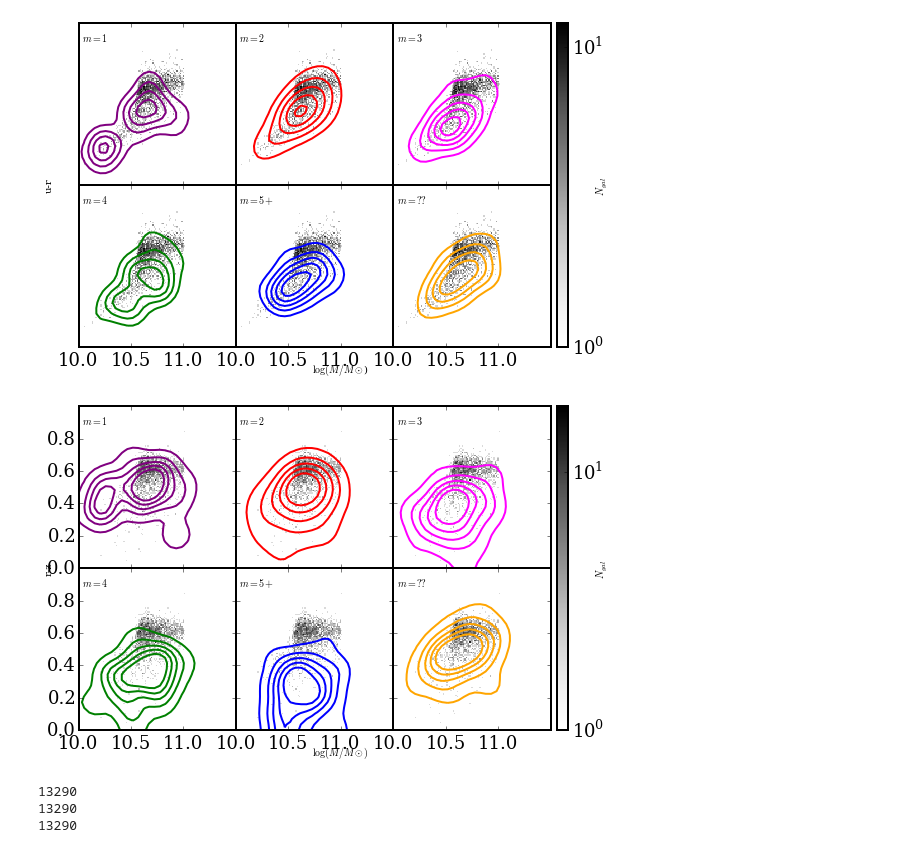
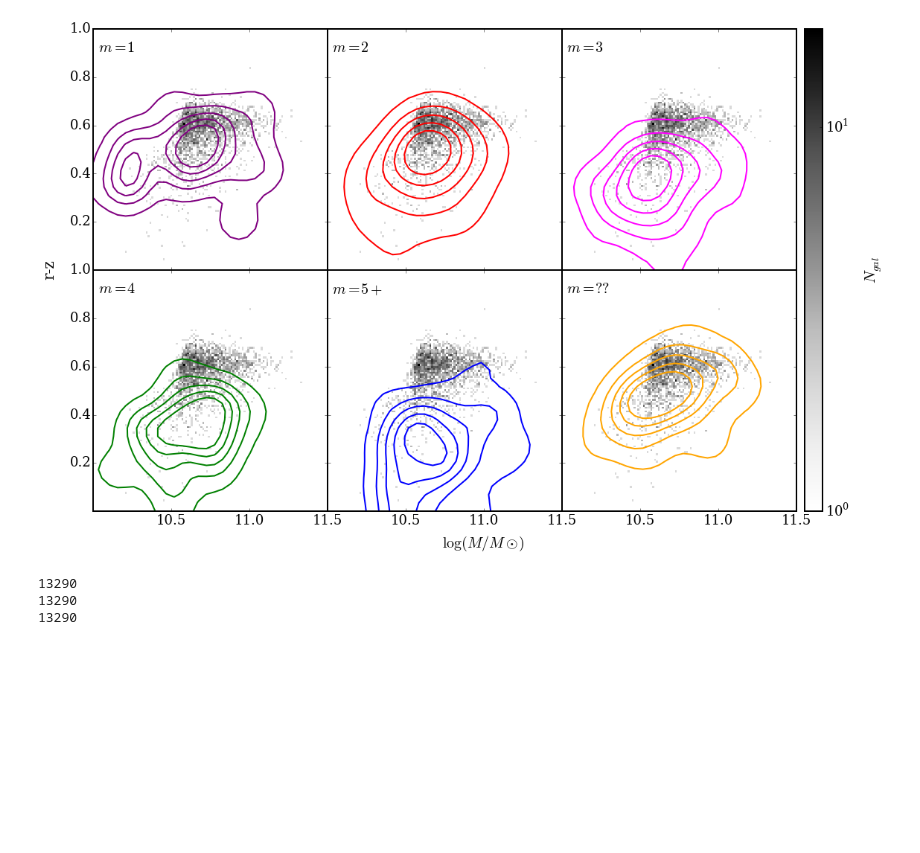
Before and after one commit to bamford/Debiasing-testing, a Jupyter notebook: Plotting_code_notebooks/all_plots.ipynb, the cells around one changed output. Cells and saved outputs as stored; diff of their text form; code cells hidden in the pictures; blank space fills up the shorter version.

```diff
--- a/Plotting_code_notebooks/all_plots.ipynb
+++ b/Plotting_code_notebooks/all_plots.ipynb
@@ -6,7 +6,7 @@ Prefig()
 
 % matplotlib inline
 
-relative_size = 1
+relative_size = 2
 ########################################
 figure_size_2x3 = [8,5]
 figure_size_2x3 = [x*relative_size for x in figure_size_2x3]
@@ -140,35 +174,19 @@ plt.savefig("figs/cc.jpg")
 # %%
-# colour mass diagram 1
+# colour mass diagram 2
 
-fig,ps=plotting.make_2x3_plot(xlims=[10,11.5],xticks=[10,10.5,11],ylims=[1,3.5],yticks=[0.2,0.4,0.6,0.8],
-    x_label="$\log(M/M\odot$)",y_label="u-r",title_position=[0.02,0.95],f_size=font_size_2x3,fig_size=figure_size_2x3)
+fig,ps=plotting.make_2x3_plot(xlims=[10,11.5],xticks=[10.5,11,11.5],ylims=[0,1],yticks=[0.2,0.4,0.6,0.8,1],
+    x_label="$\log(M/M\odot)$",y_label="r-z",title_position=[0.02,0.95],f_size=font_size_2x3,fig_size=figure_size_2x3)
 
 #plotting.histogram(cx=["PETROMAG_MR"],Nb=20,bin_extent=[-23,-21],ps=ps,full_hist=True)
-plotting.contour(cx=["LOGMSTAR_BALDRY06"],cy=["PETROMAG_MU","PETROMAG_MR"],grid=30,
-    f=fig,ps=ps,con_full=True,plot_line=False,xlims=[10,11.5],ylims=[1,3.5],f_size=font_size_2x3,levels=np.linspace(0.5,2.4,5),
-    mass_limit=True,mass_range=[10,11])
+plotting.contour(cx=["LOGMSTAR_BALDRY06"],cy=["PETROMAG_MR","PETROMAG_MZ"],grid=30,
+    f=fig,ps=ps,con_full=True,plot_line=False,xlims=[10,11.5],ylims=[0,1],f_size=font_size_2x3,levels=np.linspace(0.5,4.2,5),
+    mass_limit=True,mass_range=[10,11.5])
 
 # Need to think about putting some basic SFHs on here (actually do this for a comparison plot.)
 
-plt.savefig("figs/cmass1.jpg")
+plt.savefig("figs/cmass2.jpg")
 # %% [output]
-[figure, old version]
+[figure, new version]
-# %%
-# colour mass diagram 2
-
-fig,ps=plotting.make_2x3_plot(xlims=[10,11.5],xticks=[10,10.5,11],ylims=[0,1],yticks=[0,0.2,0.4,0.6,0.8],
-    x_label="$\log(M/M\odot)$",y_label="r-z",title_position=[0.02,0.95],f_size=font_size_2x3,fig_size=figure_size_2x3)
-
-#plotting.histogram(cx=["PETROMAG_MR"],Nb=20,bin_extent=[-23,-21],ps=ps,full_hist=True)
-plotting.contour(cx=["LOGMSTAR_BALDRY06"],cy=["PETROMAG_MR","PETROMAG_MZ"],grid=30,
-    f=fig,ps=ps,con_full=True,plot_line=False,xlims=[10,11.5],ylims=[0,1],f_size=font_size_2x3,levels=np.linspace(0.5,4.2,5),
-    mass_limit=True,mass_range=[10,11])
-
-# Need to think about putting some basic SFHs on here (actually do this for a comparison plot.)
-
-plt.savefig("figs/cmass2.jpg")
-# %% [output]
-[figure, removed]
 # %%
 # Fractional plots
 
```
Also changed, not shown: parts of 10 cells of this notebook, 8 other files.
